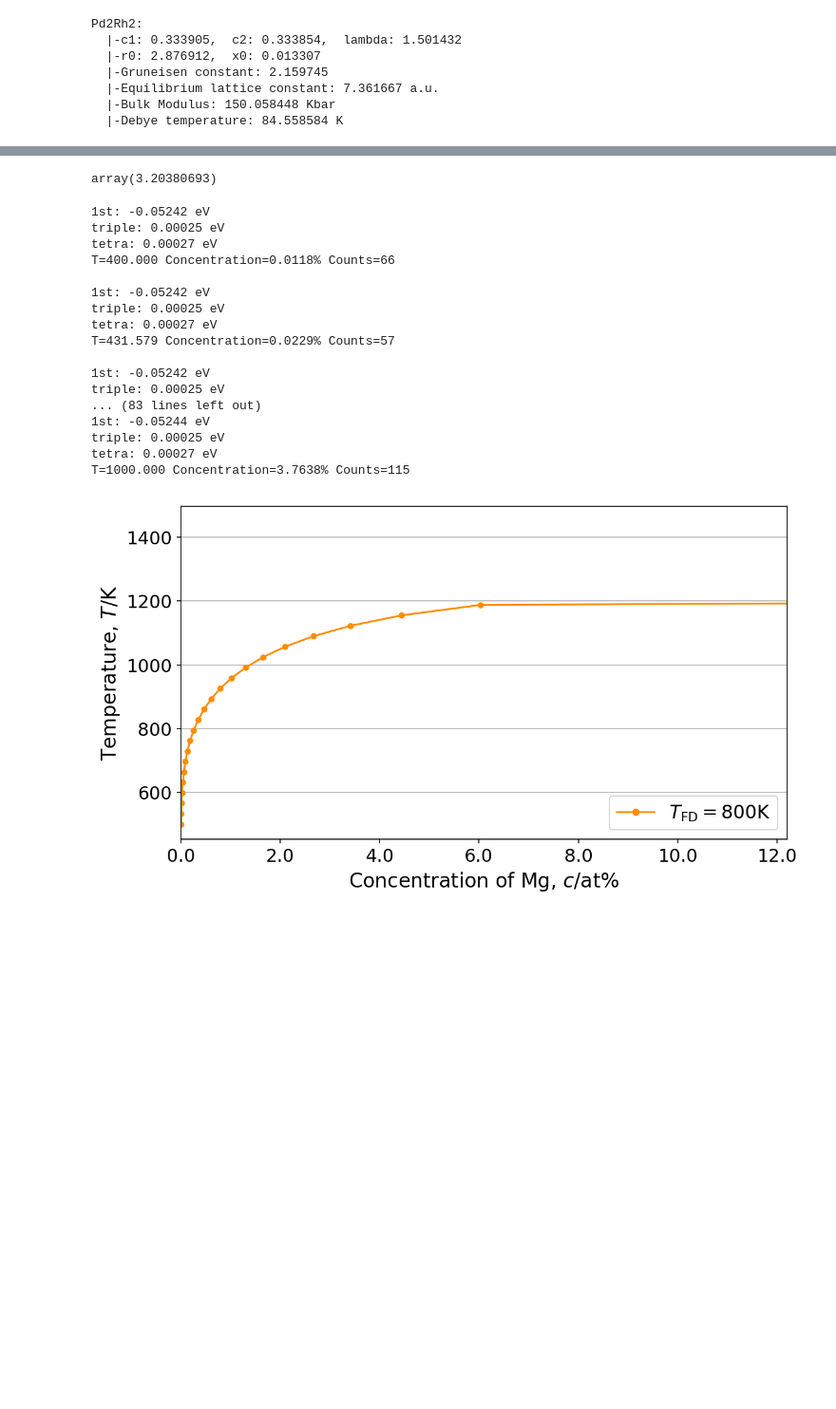
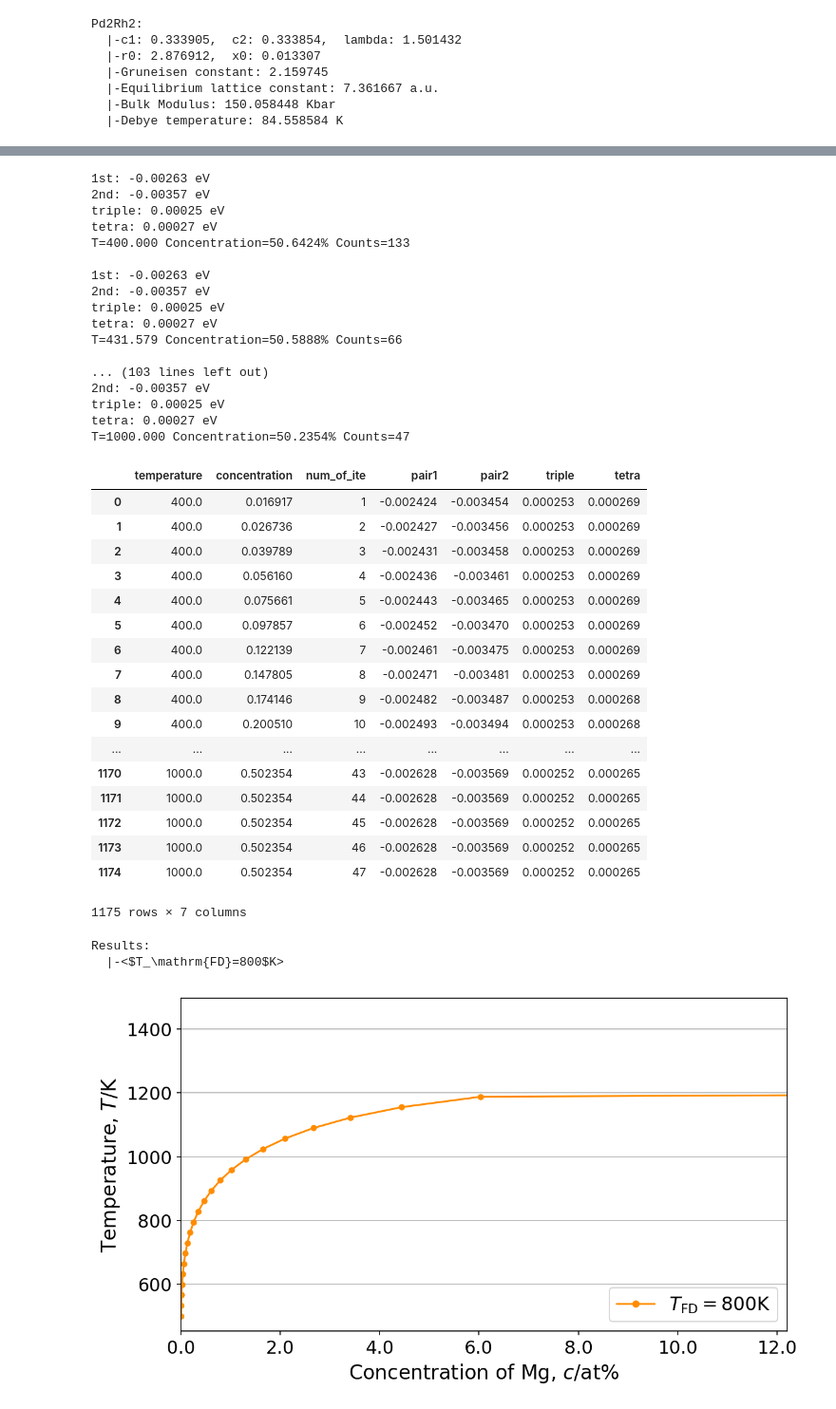
Before and after one commit to TsumiNa/CVM, a Jupyter notebook: samples/tetrahedron.ipynb, the cells around one changed output, grey strips where cells are left out. Shown at 95% size. Saved outputs shown, nothing was run; the diff lists cells and outputs as text; code cells hidden in the pictures; blank space fills up the shorter version.

Commit message:
add result module

```diff
--- a/samples/tetrahedron.ipynb
+++ b/samples/tetrahedron.ipynb
@@ -187,37 +183,54 @@ T, r0= next(g)
-# %%
-r0(0.01)
-# %% [output]
-array(3.20380693)
 # %%
-temp = []
-con = []
-
 for status in tmp(sample_paras=dict(energy_patch=patch, vibration=False), verbose=False):
-    temp.append(status.temperature)
-    con.append(status.concentration)
     print('1st: %.5f eV' % (status.int_energy.pair1))
-#     print('2nd: %.5f eV' % (status.int_energy.pair2))
+    print('2nd: %.5f eV' % (status.int_energy.pair2))
     print('triple: %.5f eV' % (status.int_energy.triple))
     print('tetra: %.5f eV' % (status.int_energy.tetra))
     print('T=%6.3f' % status.temperature, 'Concentration=%6.4f%%' % (status.concentration * 100), 'Counts=%s' % status.num_of_ite, '\n')
 # %% [output]
-1st: -0.05242 eV
+1st: -0.00263 eV
+2nd: -0.00357 eV
 triple: 0.00025 eV
 tetra: 0.00027 eV
-T=400.000 Concentration=0.0118% Counts=66
+T=400.000 Concentration=50.6424% Counts=133
 
-1st: -0.05242 eV
+1st: -0.00263 eV
+2nd: -0.00357 eV
 triple: 0.00025 eV
 tetra: 0.00027 eV
-T=431.579 Concentration=0.0229% Counts=57
+T=431.579 Concentration=50.5888% Counts=66
 
-1st: -0.05242 eV
-triple: 0.00025 eV
-... (83 lines left out)
-1st: -0.05244 eV
+... (103 lines left out)
+2nd: -0.00357 eV
 triple: 0.00025 eV
 tetra: 0.00027 eV
-T=1000.000 Concentration=3.7638% Counts=115
+T=1000.000 Concentration=50.2354% Counts=47
+# %%
+tmp.results.tag_800k
+# %% [output]
+|  | temperature | concentration | num_of_ite | pair1 | pair2 | triple | tetra |
+| 0 | 400.0 | 0.016917 | 1 | -0.002424 | -0.003454 | 0.000253 | 0.000269 |
+| 1 | 400.0 | 0.026736 | 2 | -0.002427 | -0.003456 | 0.000253 | 0.000269 |
+| 2 | 400.0 | 0.039789 | 3 | -0.002431 | -0.003458 | 0.000253 | 0.000269 |
+| 3 | 400.0 | 0.056160 | 4 | -0.002436 | -0.003461 | 0.000253 | 0.000269 |
+| 4 | 400.0 | 0.075661 | 5 | -0.002443 | -0.003465 | 0.000253 | 0.000269 |
+| 5 | 400.0 | 0.097857 | 6 | -0.002452 | -0.003470 | 0.000253 | 0.000269 |
+| 6 | 400.0 | 0.122139 | 7 | -0.002461 | -0.003475 | 0.000253 | 0.000269 |
+| 7 | 400.0 | 0.147805 | 8 | -0.002471 | -0.003481 | 0.000253 | 0.000269 |
+| 8 | 400.0 | 0.174146 | 9 | -0.002482 | -0.003487 | 0.000253 | 0.000268 |
+| 9 | 400.0 | 0.200510 | 10 | -0.002493 | -0.003494 | 0.000253 | 0.000268 |
+| ... | ... | ... | ... | ... | ... | ... | ... |
+| 1170 | 1000.0 | 0.502354 | 43 | -0.002628 | -0.003569 | 0.000252 | 0.000265 |
+| 1171 | 1000.0 | 0.502354 | 44 | -0.002628 | -0.003569 | 0.000252 | 0.000265 |
+| 1172 | 1000.0 | 0.502354 | 45 | -0.002628 | -0.003569 | 0.000252 | 0.000265 |
+| 1173 | 1000.0 | 0.502354 | 46 | -0.002628 | -0.003569 | 0.000252 | 0.000265 |
+| 1174 | 1000.0 | 0.502354 | 47 | -0.002628 | -0.003569 | 0.000252 | 0.000265 |
+1175 rows × 7 columns
+# %%
+tmp.results
+# %% [output]
+Results:
+  |-<$T_\mathrm{FD}=800$K>
 # %%
 process(tmp.meta, dict(temp=temp, c=con, label='$T_\\mathrm{FD}=800$K'))
 # %% [output]
```
Also changed, not shown: parts of 9 cells of this notebook, 9 other files.
